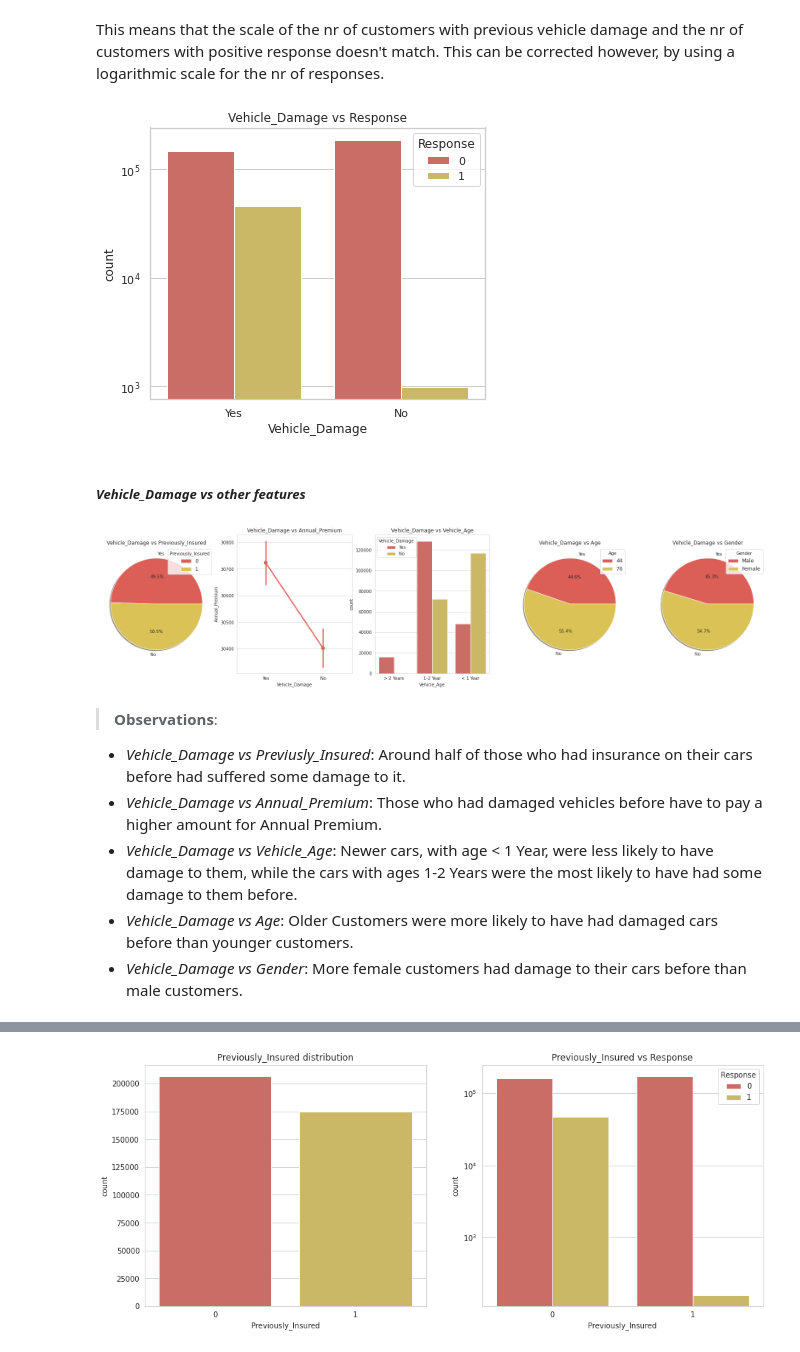
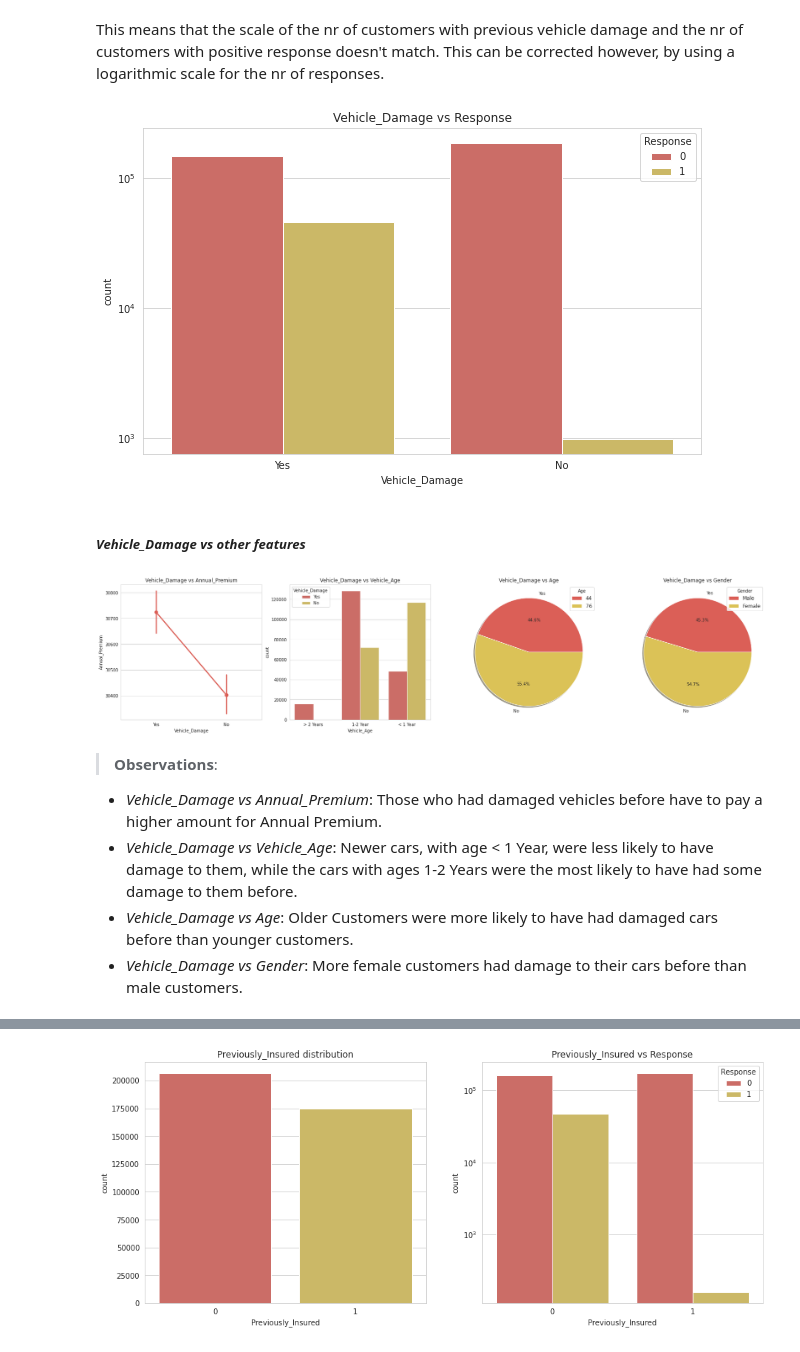
Before and after one commit to keresztesbeata/Intelligent-Systems-Lab, a Jupyter notebook: Health-Insurance-Cross-Sell-Prediction/Car_insurance.ipynb, the cells around one changed output, grey strips where cells are left out. Drawn from its saved outputs; the diff is of its cells as text; code cells hidden in the pictures.

```diff
--- a/Health-Insurance-Cross-Sell-Prediction/Car_insurance.ipynb
+++ b/Health-Insurance-Cross-Sell-Prediction/Car_insurance.ipynb
@@ -309,59 +368,51 @@ Nr of NEGATIVE responses of customers having no previous damage to their vehicle
 # %% [markdown]
 This means that the scale of the nr of customers with previous vehicle damage and the nr of customers with positive response doesn't match. This can be corrected however, by using a logarithmic scale for the nr of responses.
 # %%
+plt.figure(figsize=(10,6))
 plt.title('Vehicle_Damage vs Response')
 g = sns.countplot(x = 'Vehicle_Damage', hue = 'Response', data = train)
 g.set(yscale="log")
 plt.show()
 # %% [output]
-[figure, old version]
+[figure, new version]
 # %% [markdown]
 ##### _Vehicle_Damage vs other features_
 # %%
-fig, axes = plt.subplots(1,5, figsize=(28,6))
+fig, axes = plt.subplots(1,4, figsize=(28,6))
 
-axes[0].pie( x= train.groupby('Vehicle_Damage')['Previously_Insured'].count(),
-            labels=train['Vehicle_Damage'].unique(), autopct='%1.1f%%',
-            shadow=True)
-axes[0].set_title('Vehicle_Damage vs Previously_Insured')
-axes[0].legend(labels=train['Previously_Insured'].unique(), title = "Previously_Insured",
-           fontsize = 'large', title_fontsize = "10")
-
-sns.pointplot(x = 'Vehicle_Damage', y = 'Annual_Premium', data = train,ax=axes[1])
-axes[1].set_title('Vehicle_Damage vs Annual_Premium')
+sns.pointplot(x = 'Vehicle_Damage', y = 'Annual_Premium', data = train,ax=axes[0])
+axes[0].set_title('Vehicle_Damage vs Annual_Premium')
 
 # transform Vehicle_Age to numerical value to be able to represent it
 vehicle_age_encoded = train.copy()
 vehicle_age_encoded['Vehicle_Age'] = vehicle_age_encoded['Vehicle_Age'].apply(lambda x: 0 if x == "< 1 Year" else 1 if x == "1-2 Year" else 2)
 
-sns.countplot(hue = 'Vehicle_Damage', x = 'Vehicle_Age', data = train,ax=axes[2])
-axes[2].set_title('Vehicle_Damage vs Vehicle_Age')
+sns.countplot(hue = 'Vehicle_Damage', x = 'Vehicle_Age', data = train,ax=axes[1])
+axes[1].set_title('Vehicle_Damage vs Vehicle_Age')
 
-axes[3].pie( x= train.groupby('Vehicle_Damage')['Age'].mean(),
+axes[2].pie( x= train.groupby('Vehicle_Damage')['Age'].mean(),
             labels=train['Vehicle_Damage'].unique(), autopct='%1.1f%%',
             shadow=True)
-axes[3].set_title('Vehicle_Damage vs Age')
-axes[3].legend(labels=train['Age'].unique(), title = "Age",
+axes[2].set_title('Vehicle_Damage vs Age')
+axes[2].legend(labels=train['Age'].unique(), title = "Age",
            fontsize = 'large', title_fontsize = "10")
 
 # transform gender to numerical value to be able to represent it
 gender_encoded = train.copy()
 gender_encoded['Gender'] = gender_encoded['Gender'].apply(lambda x: 1 if x == 'Male' else 0)
 
-axes[4].pie( x= gender_encoded.groupby('Vehicle_Damage')['Gender'].sum(),
+axes[3].pie( x= gender_encoded.groupby('Vehicle_Damage')['Gender'].sum(),
             labels=gender_encoded['Vehicle_Damage'].unique(), autopct='%1.1f%%',
             shadow=True)
-axes[4].set_title('Vehicle_Damage vs Gender')
-axes[4].legend(labels=train['Gender'].unique(), title = "Gender",
+axes[3].set_title('Vehicle_Damage vs Gender')
+axes[3].legend(labels=train['Gender'].unique(), title = "Gender",
            fontsize = 'large', title_fontsize = "10")
 
-
 plt.show()
 # %% [output]
-[figure, old version]
+[figure, new version]
 # %% [markdown]
 > **Observations**:
-* _Vehicle_Damage vs Previusly_Insured_: Around half of those who had insurance on their cars before had suffered some damage to it.
 * _Vehicle_Damage vs Annual_Premium_: Those who had damaged vehicles before have to pay a higher amount for Annual Premium.
 * _Vehicle_Damage vs Vehicle_Age_: Newer cars, with age < 1 Year, were less likely to have damage to them, while the cars with ages 1-2 Years were the most likely to have had some damage to them before.
 * _Vehicle_Damage vs Age_: Older Customers were more likely to have had damaged cars before than younger customers.
```
Also changed, not shown: parts of 115 cells of this notebook, 1 other file.
